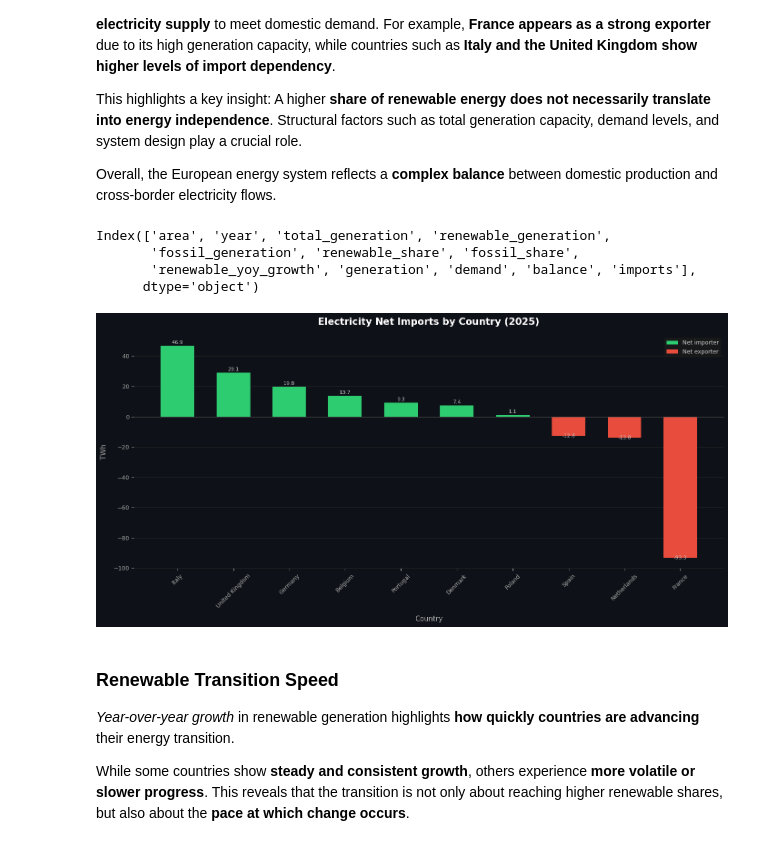
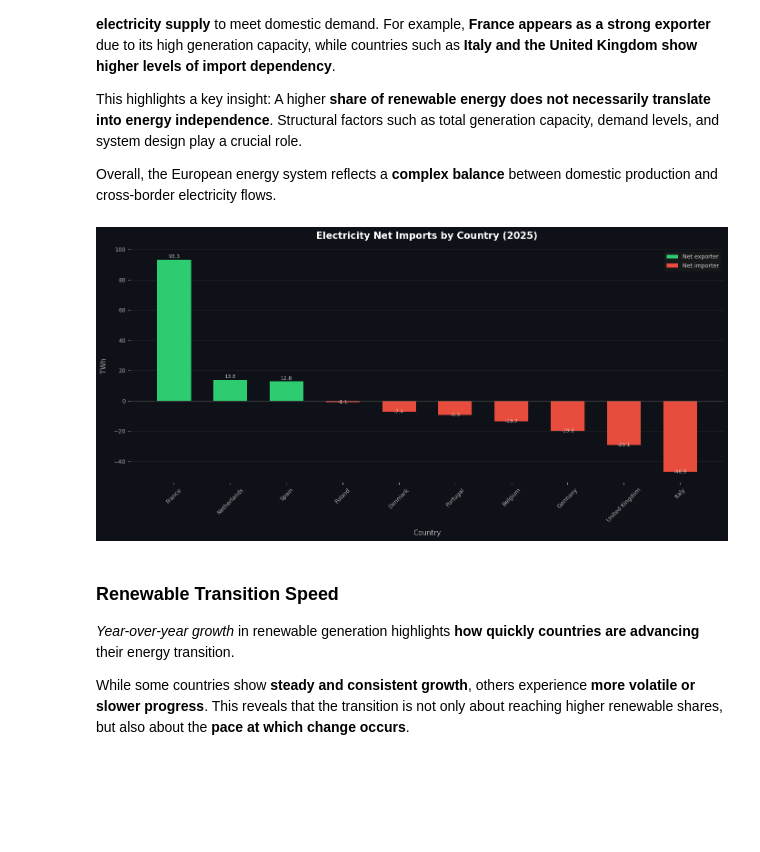
Before and after one commit to davherdel/Europe-Energy-Transition, a Jupyter notebook: energy_transition_decarbonization_trends_and_grid_reliability.ipynb, the cells around one changed output. Drawn from its saved outputs; the diff is of its cells as text; code cells hidden in the pictures; blank space fills up the shorter version.

Commit message:
Refactor: clean notebook, master CSV, production dashboard

```diff
--- a/energy_transition_decarbonization_trends_and_grid_reliability.ipynb
+++ b/energy_transition_decarbonization_trends_and_grid_reliability.ipynb
@@ -1163,3 +1178,20 @@ df_country_final = df_country_final.merge(
 df_country_final["balance"] = df_country_final["generation"] - df_country_final["demand"]
 # %%
 df_country_final.to_csv("country_energy_transition_clean.csv", index=False)
+# %%
+# Get imports from the original df
+df_imports = df[
+    (df["category"] == "Electricity imports") |
+    (df["variable"] == "Net imports")
+].groupby(["area", "year"])["value"].sum().reset_index()
+df_imports.rename(columns={"value": "imports"}, inplace=True)
+
+# Merge into df_country_final
+df_country_final = df_country_final.merge(
+    df_imports[["area", "year", "imports"]],
+    on=["area", "year"],
+    how="left"
+)
+
+# Verify
+print(df_country_final.columns.tolist())
@@ -1165,0 +1200,3 @@ df_country_final.to_csv("country_energy_transition_clean.csv", index=False)
+# %%
+df_country_final = df_country_final.drop(columns=["imports"], errors="ignore")
+print(df_country_final.columns.tolist())
@@ -1165,0 +1205,18 @@ df_country_final.to_csv("country_energy_transition_clean.csv", index=False)
+# %%
+# Drop first, then invert
+df_country_final = df_country_final.drop(columns=["imports"], errors="ignore")
+
+df_imports = df[
+    (df["category"] == "Electricity imports") |
+    (df["variable"] == "Net imports")
+].groupby(["area", "year"])["value"].sum().reset_index()
+df_imports.rename(columns={"value": "imports"}, inplace=True)
+
+df_country_final = df_country_final.merge(
+    df_imports[["area", "year", "imports"]],
+    on=["area", "year"],
+    how="left"
+)
+
+df_country_final["imports"] = df_country_final["imports"] * -1
+print(df_country_final[["area", "year", "imports"]].tail(10))
@@ -1191,14 +1260,6 @@ df_country_final_clean = df_country_final[
         "imports"
     ]
 ].copy()
-# %%
-df_country_final_clean.head()
-df_country_final_clean.columns
-# %% [output]
-Index(['area', 'year', 'total_generation', 'renewable_generation',
-       'fossil_generation', 'renewable_share', 'fossil_share',
-       'renewable_yoy_growth', 'generation', 'demand', 'balance', 'imports'],
-      dtype='object')
 # %%
 df_country_final_clean.to_csv("country_energy_transition_clean.csv", index=False)
 # %%
@@ -1243,36 +1304,36 @@ fig.patch.set_facecolor("#0e1117")
 ax.set_facecolor("#0e1117")
 
 # Title and axis labels
 ax.set_title(
     f"Electricity Net Imports by Country ({latest_year})",
     fontsize=15, fontweight="bold", color="#ffffff", pad=16
 )
 ax.set_xlabel("Country", fontsize=11, color="#aaaaaa", labelpad=10)
 ax.set_ylabel("TWh", fontsize=11, color="#aaaaaa", labelpad=10)
 
 # Axis tick styling — removing spines for a cleaner look
 ax.tick_params(axis="x", rotation=45, colors="#aaaaaa", labelsize=9)
 ax.tick_params(axis="y", colors="#aaaaaa", labelsize=9)
 for spine in ax.spines.values():
     spine.set_visible(False)
 
 # Subtle horizontal grid lines only
 ax.yaxis.grid(True, color="#2a2a2a", linewidth=0.7)
 ax.set_axisbelow(True)
 
 # Manual legend explaining the color coding
 from matplotlib.patches import Patch
 legend_elements = [
-    Patch(facecolor="#2ecc71", label="Net importer"),
-    Patch(facecolor="#e74c3c", label="Net exporter"),
+    Patch(facecolor="#2ecc71", label="Net exporter"),
+    Patch(facecolor="#e74c3c", label="Net importer"),
 ]
 ax.legend(handles=legend_elements, facecolor="#1a1a1a", edgecolor="none",
           labelcolor="#cccccc", fontsize=9, loc="upper right")
 
 plt.tight_layout()
 plt.show()
 # %% [output]
-[figure, old version]
+[figure, new version]
 # %% [markdown]
 ### Renewable Transition Speed
 
```
Also changed, not shown: parts of 17 cells of this notebook, 2 other files.
